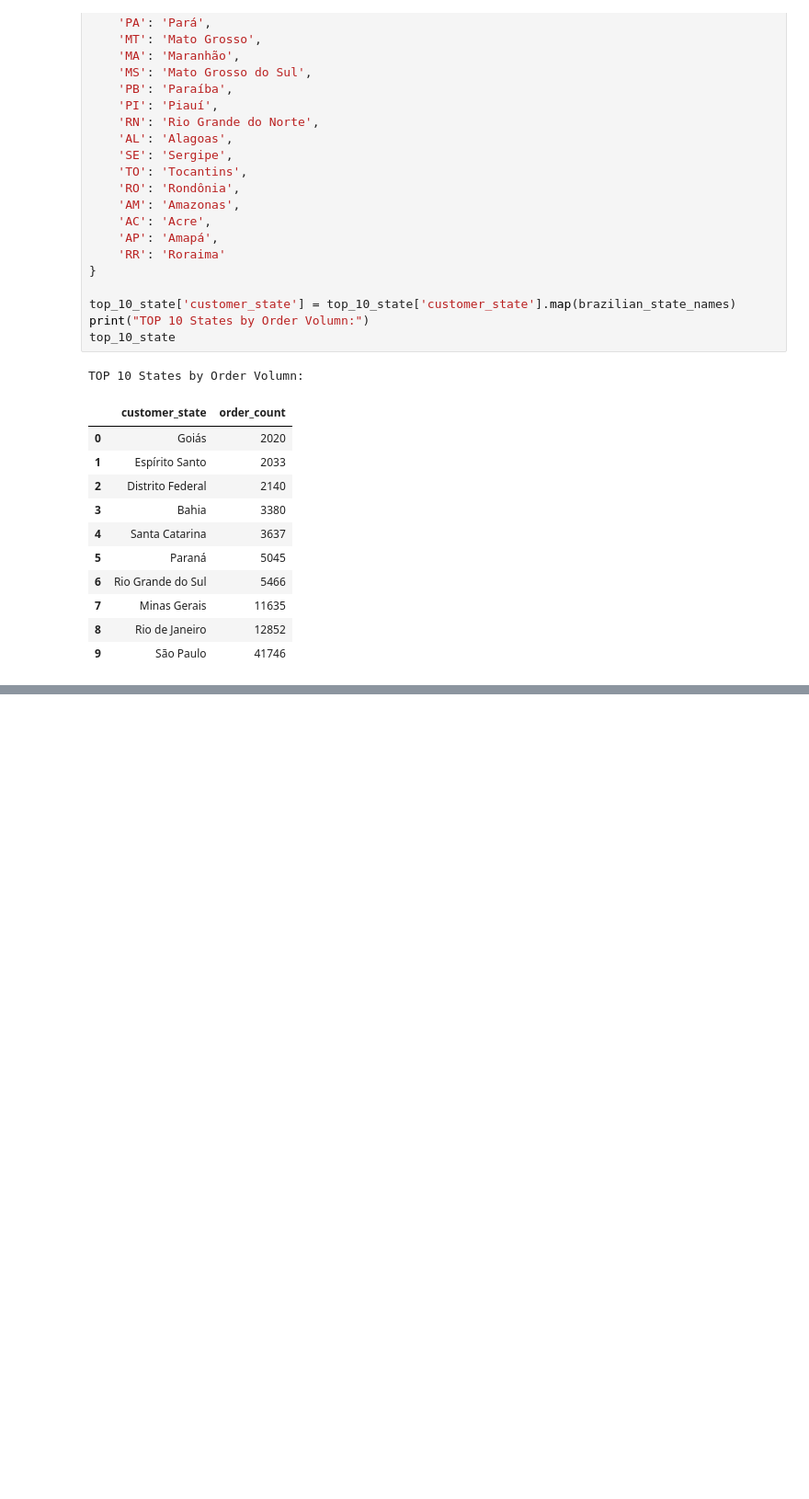
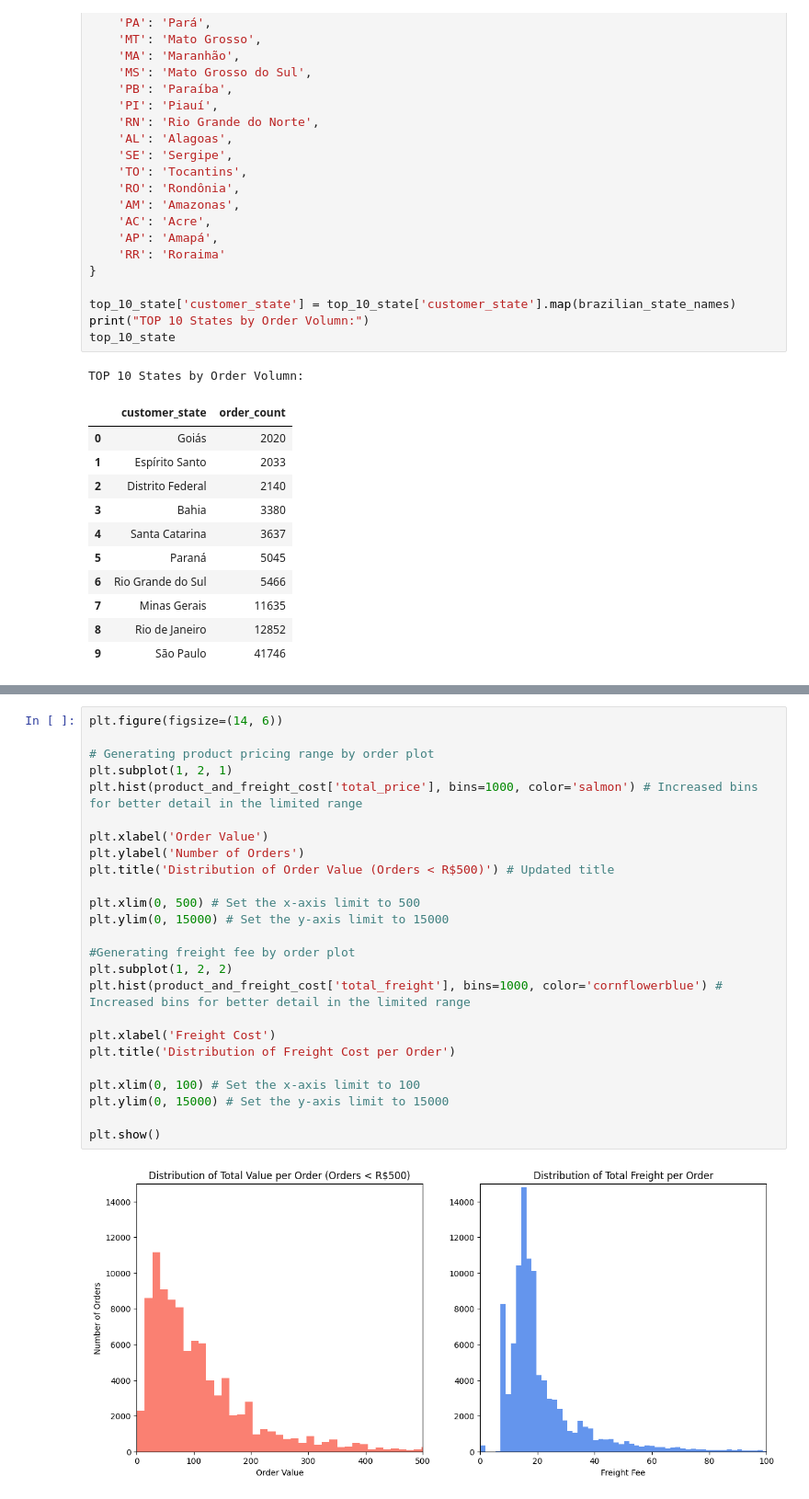
Before and after one commit to andy-nguyen-21/BrazilianE-Commerce, a Jupyter notebook: E_commerce_data_analyst.ipynb, the cells around one changed output, grey strips where cells are left out. Shown at 92% size. Cells and saved outputs as stored; diff of their text form; blank space fills up the shorter version.

```diff
--- a/E_commerce_data_analyst.ipynb
+++ b/E_commerce_data_analyst.ipynb
@@ -380,0 +455,27 @@ This graph depicts Top 10 state which have the most order volume.
+# %%
+plt.figure(figsize=(14, 6))
+
+# Generating product pricing range by order plot
+plt.subplot(1, 2, 1)
+plt.hist(product_and_freight_cost['total_price'], bins=1000, color='salmon') # Increased bins for better detail in the limited range
+
+plt.xlabel('Order Value')
+plt.ylabel('Number of Orders')
+plt.title('Distribution of Order Value (Orders < R$500)') # Updated title
+
+plt.xlim(0, 500) # Set the x-axis limit to 500
+plt.ylim(0, 15000) # Set the y-axis limit to 15000
+
+#Generating freight fee by order plot
+plt.subplot(1, 2, 2)
+plt.hist(product_and_freight_cost['total_freight'], bins=1000, color='cornflowerblue') # Increased bins for better detail in the limited range
+
+plt.xlabel('Freight Cost')
+plt.title('Distribution of Freight Cost per Order')
+
+plt.xlim(0, 100) # Set the x-axis limit to 100
+plt.ylim(0, 15000) # Set the y-axis limit to 15000
+
+plt.show()
+# %% [output]
+[figure, added]
```
Also changed, not shown: parts of 12 cells of this notebook.
